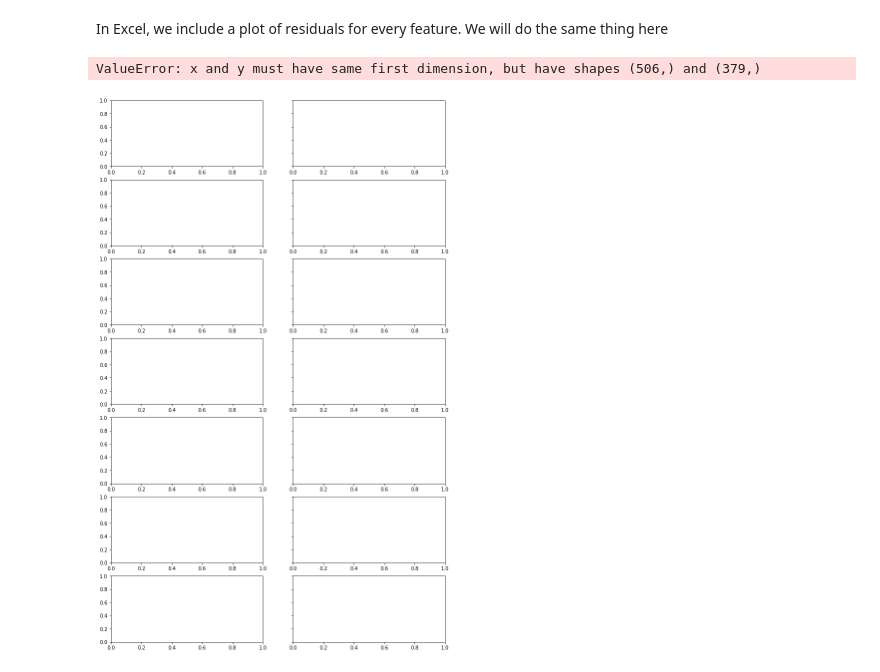
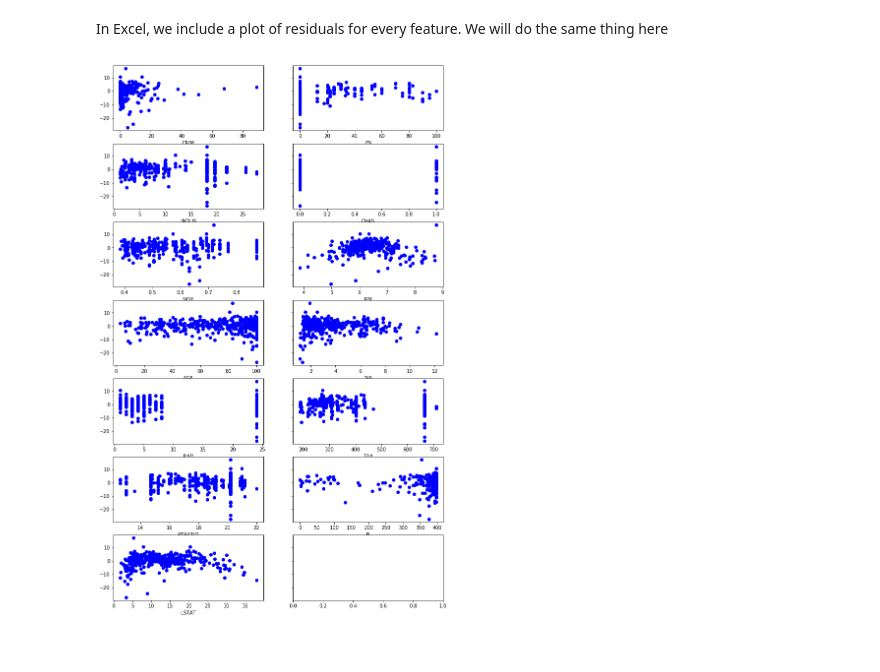
Before and after one commit to kiwidamien/github_training, a Jupyter notebook: Linear_regression_on_housing.ipynb, the cells around one changed output. Cells and saved outputs as stored; diff of their text form; code cells hidden in the pictures.

```diff
--- a/Linear_regression_on_housing.ipynb
+++ b/Linear_regression_on_housing.ipynb
@@ -39,6 +40,3 @@ target = housing['MEDV']
 # %%
 features_train, features_test, target_train, target_test = train_test_split(features, target,
                                                                            random_state=42)
-# %%
-lasso_regressor = LassoCV()
-lasso_regressor.fit(features_train, target_train)
@@ -49,0 +43,5 @@ LassoCV(alphas=None, copy_X=True, cv='warn', eps=0.001, fit_intercept=True,
+# %%
+scaler = RobustScaler()
+lasso_regressor = LassoCV(cv=5)
+features_train_scaled = scaler.fit_transform(features_train)
+lasso_regressor.fit(features_train_scaled, target_train)
@@ -54,5 +57,5 @@ lasso_regressor.alpha_
 # %%
-predicted_train = lasso_regressor.predict(features_train)
+predicted_train = lasso_regressor.predict(features_train_scaled)
 
 r2_score(target_train, predicted_train)
 # %% [output]
@@ -114,14 +118,13 @@ residuals = predicted_train - target_train
 # %%
 fig, axes = plt.subplots(ncols=2, nrows=len(features.columns)//2 + 1,
                          sharey=True, squeeze=True, figsize=(12,20))
 
-for index, feature_name in enumerate(features.columns):
-    feature_values = features[feature_name]
+for index, feature_name in enumerate(features_train.columns):
+    feature_values = features_train[feature_name]
     col = index % 2
     row = index // 2
     this_plot = axes[row][col]
     this_plot.plot(feature_values, residuals, 'bo')
     this_plot.set_xlabel(feature_name)
 # %% [output]
-ValueError: x and y must have same first dimension, but have shapes (506,) and (379,)
-[figure, old version]
+[figure, new version]
```
Also changed, not shown: parts of 12 cells of this notebook.
